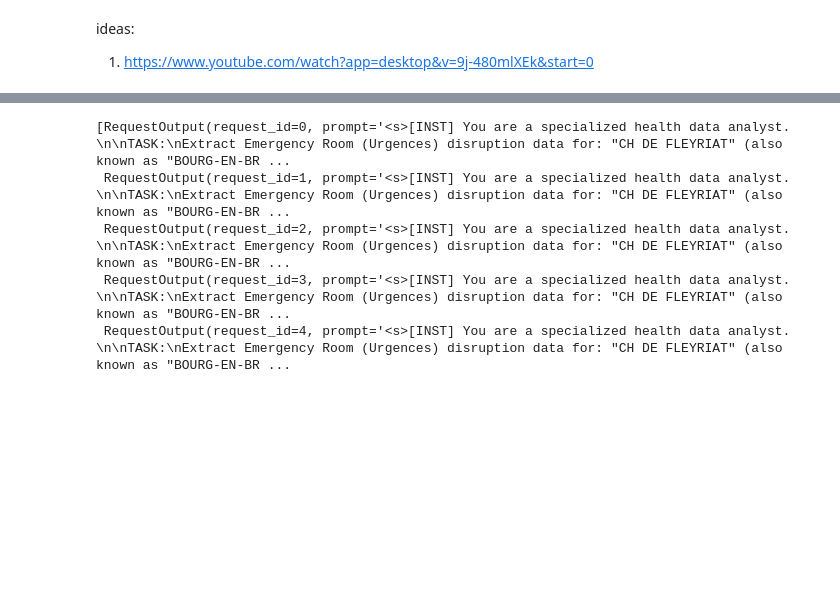
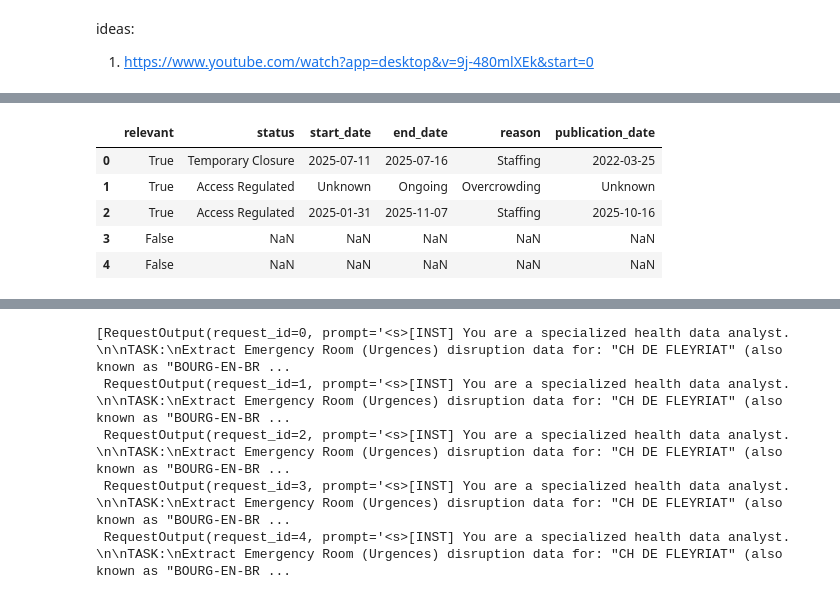
Before and after one commit to AnahiRM/PiA-DREES-2025, a Jupyter notebook: edcd_pipeline/data_collection.ipynb, the cells around one changed output, grey strips where cells are left out. Saved outputs shown, nothing was run; the diff lists cells and outputs as text; code cells hidden in the pictures; blank space fills up the shorter version.

```diff
--- a/edcd_pipeline/data_collection.ipynb
+++ b/edcd_pipeline/data_collection.ipynb
@@ -17,7 +18,7 @@ os.environ['HF_HOME'] = '/Data/anahi_reyes/huggingface_cache'
 
 # Load the in-disk LLM to the environment
 model_path = '/Data/anahi_reyes/models/Mistral-7B-Instruct-v0.3'
-llm = LLM(model=model_path, dtype='half', gpu_memory_utilization=0.8)
+llm = LLM(model=model_path, dtype='half', gpu_memory_utilization=0.7)
 sampling_params = SamplingParams(temperature=0, max_tokens=512)
 # max_tokens is output tokens
 # %% [output]
@@ -66,0 +140,9 @@ df.head()
+# %%
+df_ext.head()
+# %% [output]
+|  | relevant | status | start_date | end_date | reason | publication_date |
+| 0 | True | Temporary Closure | 2025-07-11 | 2025-07-16 | Staffing | 2022-03-25 |
+| 1 | True | Access Regulated | Unknown | Ongoing | Overcrowding | Unknown |
+| 2 | True | Access Regulated | 2025-01-31 | 2025-11-07 | Staffing | 2025-10-16 |
+| 3 | False | NaN | NaN | NaN | NaN | NaN |
+| 4 | False | NaN | NaN | NaN | NaN | NaN |
```
Also changed, not shown: parts of 6 cells of this notebook.
